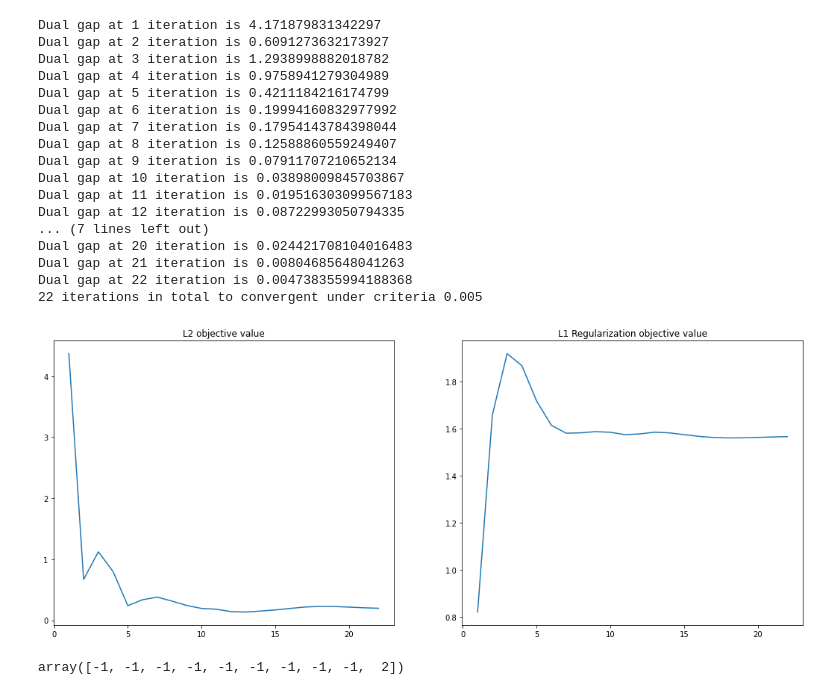
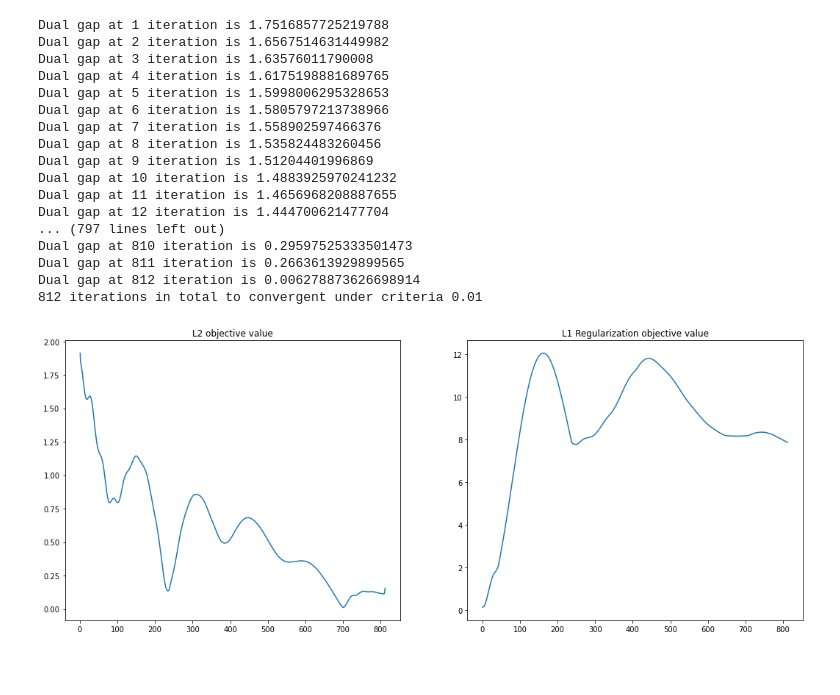
Before and after one commit to Fusion2010/My-Incredible-Dissertation, a Jupyter notebook: ADMM.ipynb, the cells around one changed output. Cells and saved outputs as stored; diff of their text form; code cells hidden in the pictures; blank space fills up the shorter version.

```diff
--- a/ADMM.ipynb
+++ b/ADMM.ipynb
@@ -5,14 +5,14 @@ import matplotlib.pyplot as plt
 # %%
 # Simple matrices trail
 
-C = np.array([[-1, 1, 1, 0, 0, 8], [1, 0, -6, 0, 4, 0]])
-d = np.array([[-7], [5]])
-epsilon = 0.2
-r_init = np.array([[0], [0]])
-omg_init = np.array([[0], [0], [0], [0], [0], [0]])
-y_init = np.array([[0], [0]])
-mu = 0.1
-tau = 0.01
+# C = np.array([[-1, 1, 1, 0, 0, 8], [1, 0, -6, 0, 4, 0]])
+# d = np.array([[-7], [5]])
+# epsilon = 0.2
+# r_init = np.array([[0], [0]])
+# omg_init = np.array([[0], [0], [0], [0], [0], [0]])
+# y_init = np.array([[0], [0]])
+# mu = 1
+# tau = 0.0015
 # %%
 def soft_thresholding(x, threshold):
     '''
@@ -130,6 +130,11 @@ def iteration(criteria, max_time, plotting = True):
     ob1_list = []
     ob2_list = []
 
+    # Check the convergence theorem met or not
+    if 1 / tau < np.max(LA.eigvals(np.matmul(C.T, C))) :
+        raise ValueError("Error: Convergence Theorem is not met!!!!!!! Tau should be less than Max-Eigenvalue")
+
+    # Start iterating
     while (it < max_time) & (gap > criteria):
 
         r = r_update(omega, y)
@@ -158,21 +281,21 @@ def iteration(criteria, max_time, plotting = True):
 # %%
-r_result, omega_result, y_result = iteration(0.005, 500)
+r_result, omega_result, y_result = iteration(0.01, 1500)
 # %% [output]
-Dual gap at 1 iteration is 4.171879831342297
-Dual gap at 2 iteration is 0.6091273632173927
-Dual gap at 3 iteration is 1.2938998882018782
-Dual gap at 4 iteration is 0.9758941279304989
-Dual gap at 5 iteration is 0.4211184216174799
-Dual gap at 6 iteration is 0.19994160832977992
-Dual gap at 7 iteration is 0.17954143784398044
-Dual gap at 8 iteration is 0.12588860559249407
-Dual gap at 9 iteration is 0.07911707210652134
-Dual gap at 10 iteration is 0.03898009845703867
-Dual gap at 11 iteration is 0.019516303099567183
-Dual gap at 12 iteration is 0.08722993050794335
-... (7 lines left out)
-Dual gap at 20 iteration is 0.024421708104016483
-Dual gap at 21 iteration is 0.00804685648041263
-Dual gap at 22 iteration is 0.004738355994188368
-22 iterations in total to convergent under criteria 0.005
+Dual gap at 1 iteration is 1.7516857725219788
+Dual gap at 2 iteration is 1.6567514631449982
+Dual gap at 3 iteration is 1.63576011790008
+Dual gap at 4 iteration is 1.6175198881689765
+Dual gap at 5 iteration is 1.5998006295328653
+Dual gap at 6 iteration is 1.5805797213738966
+Dual gap at 7 iteration is 1.558902597466376
+Dual gap at 8 iteration is 1.535824483260456
+Dual gap at 9 iteration is 1.51204401996869
+Dual gap at 10 iteration is 1.4883925970241232
+Dual gap at 11 iteration is 1.4656968208887655
+Dual gap at 12 iteration is 1.444700621477704
+... (797 lines left out)
+Dual gap at 810 iteration is 0.29597525333501473
+Dual gap at 811 iteration is 0.2663613929899565
+Dual gap at 812 iteration is 0.006278873626698914
+812 iterations in total to convergent under criteria 0.01
-[figure, old version]
+[figure, new version]
@@ -278,4 +301,0 @@ def var_init(C_tilde, d_tilde):
-# %%
-R
-# %% [output]
-array([-1, -1, -1, -1, -1, -1, -1, -1, -1,  2])
```
Also changed, not shown: parts of 4 cells of this notebook.
